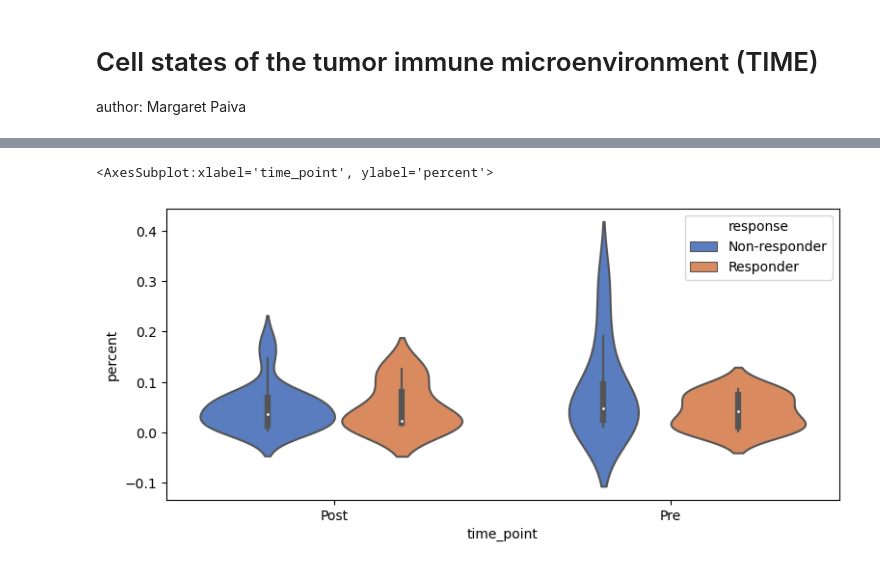
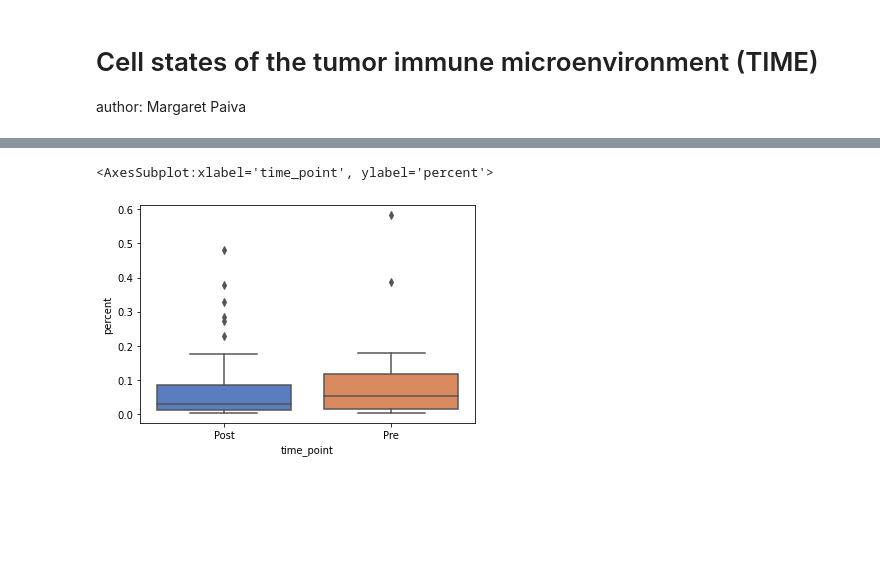
Before and after one commit to meg-bit/immune-cells-TIME-single-cell-anti-PD-1, a Jupyter notebook: 02cell_state.ipynb, the cells around one changed output, grey strips where cells are left out. Saved outputs shown, nothing was run; the diff lists cells and outputs as text; code cells hidden in the pictures; blank space fills up the shorter version.

```diff
--- a/02cell_state.ipynb
+++ b/02cell_state.ipynb
@@ -189,8 +168,7 @@ sns.violinplot(x="time_point", y="percent", hue="response",
-# %%
-plt.figure(figsize=(9, 4), dpi=100)
-sns.violinplot(x="time_point", y="percent", hue="response",
-               data=cluster_pct.loc[cluster_pct.cell_type=='Dendritic cells'],
-               palette="muted")
-# %% [output]
-<AxesSubplot:xlabel='time_point', ylabel='percent'>
-[figure, removed]
+# %%
+sns.boxplot(x="time_point", y="percent",
+               data=cluster_pct.loc[cluster_pct.cell_type=='B cells'],
+               palette="muted")
+# %% [output]
+<AxesSubplot:xlabel='time_point', ylabel='percent'>
+[figure, added]
```
Also changed, not shown: parts of 14 cells of this notebook.
